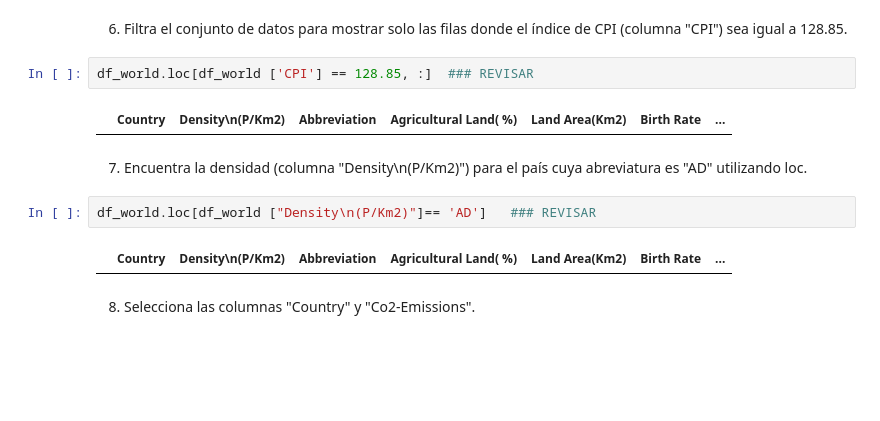
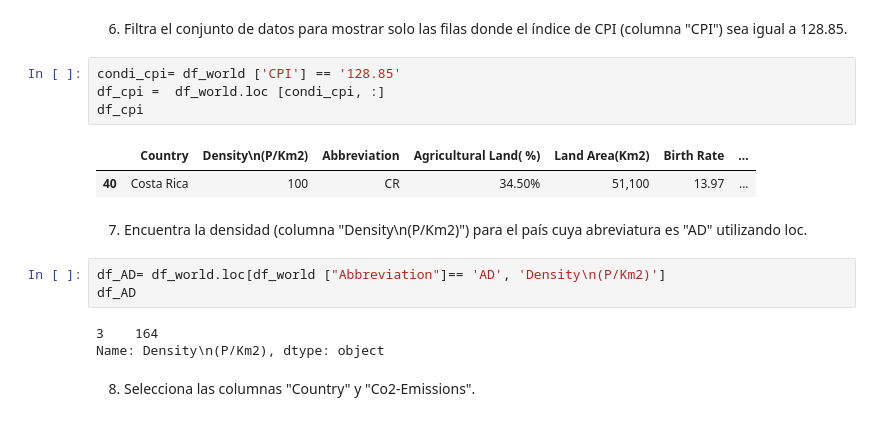
Before and after one commit to Adalab/da-modulo3-sprint1-pairprogramming-MaricarrmenAnaG, a Jupyter notebook: Pair_Programming_EDA.ipynb, the cells around one changed output. Drawn from its saved outputs; the diff is of its cells as text; blank space fills up the shorter version.

```diff
--- a/Pair_Programming_EDA.ipynb
+++ b/Pair_Programming_EDA.ipynb
@@ -176,15 +201,20 @@ df_world.loc[df_world ['Capital/Major City'] == 'Tirana', : ]
 # %% [markdown]
 6. Filtra el conjunto de datos para mostrar solo las filas donde el índice de CPI (columna "CPI") sea igual a 128.85.
 # %%
-df_world.loc[df_world ['CPI'] == 128.85, :]  ### REVISAR
+condi_cpi= df_world ['CPI'] == '128.85'
+df_cpi =  df_world.loc [condi_cpi, :]
+df_cpi
 # %% [output]
 |  | Country | Density\n(P/Km2) | Abbreviation | Agricultural Land( %) | Land Area(Km2) | Birth Rate | ... |
+| 40 | Costa Rica | 100 | CR | 34.50% | 51,100 | 13.97 | ... |
 # %% [markdown]
 7. Encuentra la densidad (columna "Density\n(P/Km2)") para el país cuya abreviatura es "AD" utilizando loc.
 # %%
-df_world.loc[df_world ["Density\n(P/Km2)"]== 'AD']   ### REVISAR
+df_AD= df_world.loc[df_world ["Abbreviation"]== 'AD', 'Density\n(P/Km2)']
+df_AD
 # %% [output]
-|  | Country | Density\n(P/Km2) | Abbreviation | Agricultural Land( %) | Land Area(Km2) | Birth Rate | ... |
+3    164
+Name: Density\n(P/Km2), dtype: object
 # %% [markdown]
 8. Selecciona las columnas "Country" y "Co2-Emissions".
 # %%
```
Also changed, not shown: parts of 41 cells of this notebook.
